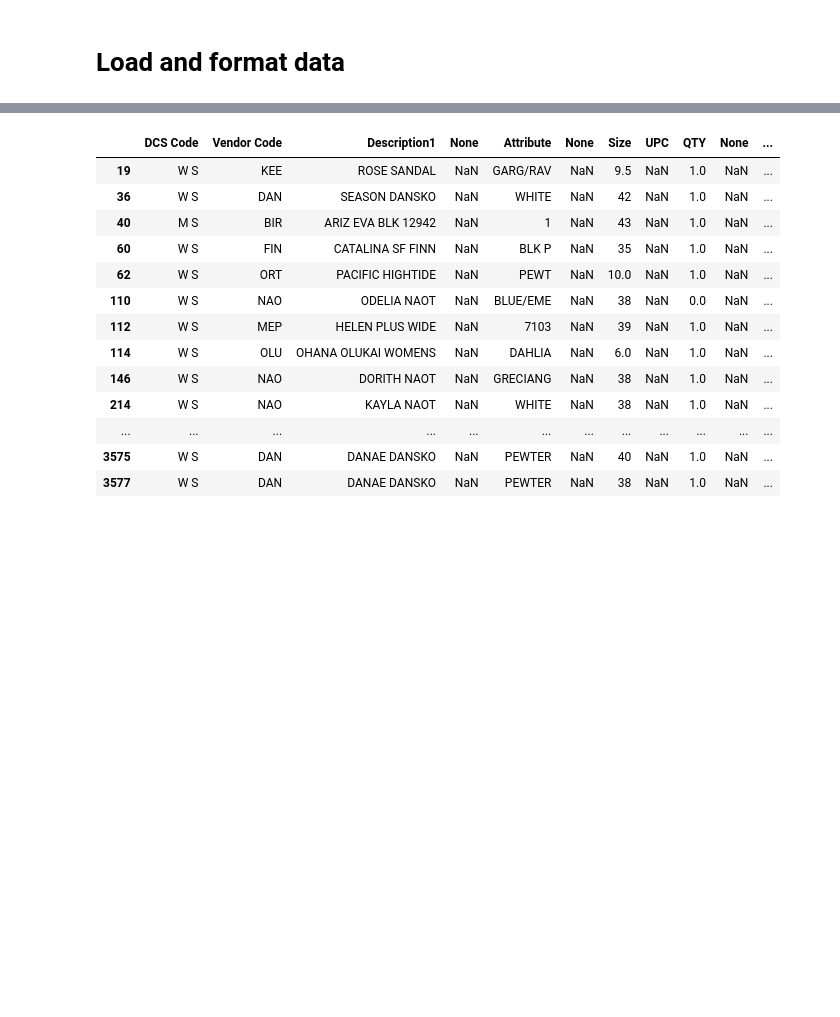
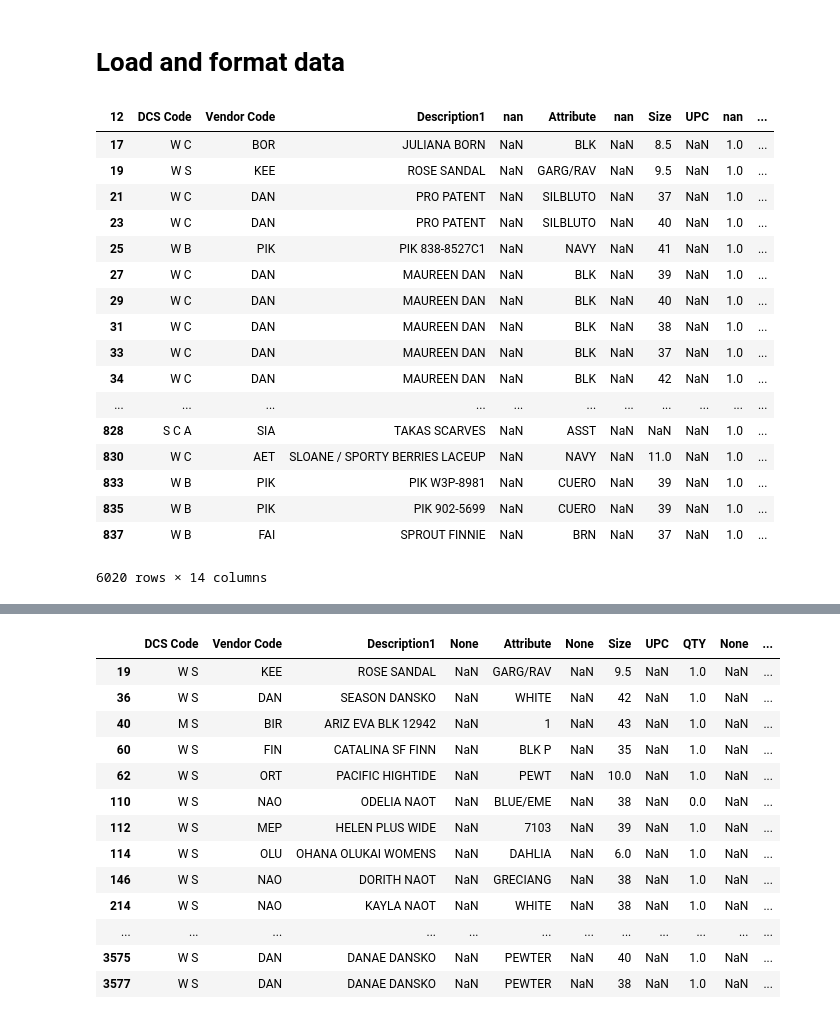
Before and after one commit to nsuberi/EnchantedSole, a Jupyter notebook: Sales Over a time Period by Style, Color, and Size.ipynb, the cells around one changed output, grey strips where cells are left out. Drawn from its saved outputs; the diff is of its cells as text; code cells hidden in the pictures; blank space fills up the shorter version.

```diff
--- a/saleprep.ipynb
+++ b/Sales Over a time Period by Style, Color, and Size.ipynb
@@ -12,6 +12,27 @@ df = df.drop([1,6,8,10])
 df.columns = df.loc[12]
 df = df.drop([12,15])
 df = df.dropna(axis=1, how='all')
+# %%
+df
+# %% [output]
+| 12 | DCS Code | Vendor Code | Description1 | nan | Attribute | nan | Size | UPC | nan | ... |
+| 17 | W C | BOR | JULIANA BORN | NaN | BLK | NaN | 8.5 | NaN | 1.0 | ... |
+| 19 | W S | KEE | ROSE SANDAL | NaN | GARG/RAV | NaN | 9.5 | NaN | 1.0 | ... |
+| 21 | W C | DAN | PRO PATENT | NaN | SILBLUTO | NaN | 37 | NaN | 1.0 | ... |
+| 23 | W C | DAN | PRO PATENT | NaN | SILBLUTO | NaN | 40 | NaN | 1.0 | ... |
+| 25 | W B | PIK | PIK 838-8527C1 | NaN | NAVY | NaN | 41 | NaN | 1.0 | ... |
+| 27 | W C | DAN | MAUREEN DAN | NaN | BLK | NaN | 39 | NaN | 1.0 | ... |
+| 29 | W C | DAN | MAUREEN DAN | NaN | BLK | NaN | 40 | NaN | 1.0 | ... |
+| 31 | W C | DAN | MAUREEN DAN | NaN | BLK | NaN | 38 | NaN | 1.0 | ... |
+| 33 | W C | DAN | MAUREEN DAN | NaN | BLK | NaN | 37 | NaN | 1.0 | ... |
+| 34 | W C | DAN | MAUREEN DAN | NaN | BLK | NaN | 42 | NaN | 1.0 | ... |
+| ... | ... | ... | ... | ... | ... | ... | ... | ... | ... | ... |
+| 828 | S C A | SIA | TAKAS SCARVES | NaN | ASST | NaN | NaN | NaN | 1.0 | ... |
+| 830 | W C | AET | SLOANE / SPORTY BERRIES LACEUP | NaN | NAVY | NaN | 11.0 | NaN | 1.0 | ... |
+| 833 | W B | PIK | PIK W3P-8981 | NaN | CUERO | NaN | 39 | NaN | 1.0 | ... |
+| 835 | W B | PIK | PIK 902-5699 | NaN | CUERO | NaN | 39 | NaN | 1.0 | ... |
+| 837 | W B | FAI | SPROUT FINNIE | NaN | BRN | NaN | 37 | NaN | 1.0 | ... |
+6020 rows × 14 columns
 # %%
 df.columns = ['DCS Code',
  'Vendor\nCode',
```
Also changed, not shown: parts of 2 cells of this notebook, 1 other file.
